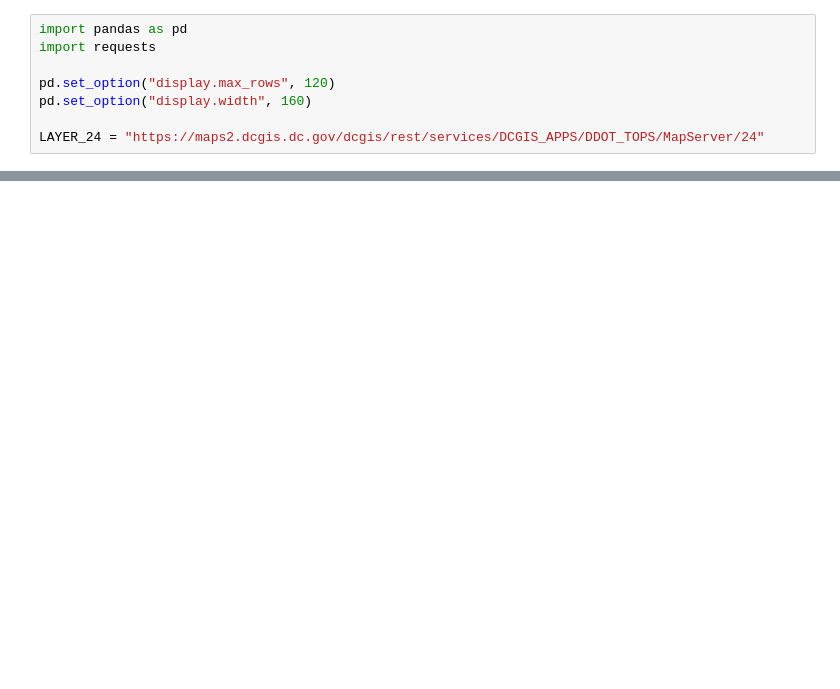
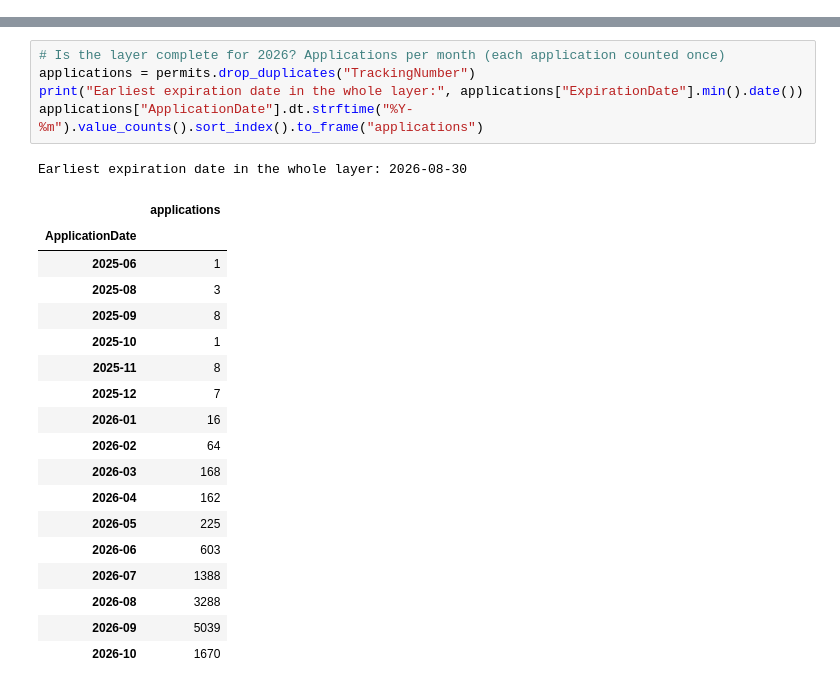
Before and after one commit to taj771/cs12-ddot-assessment, a Jupyter notebook: python_test/enrichment/step1_explore_layer24.ipynb, the cells around one changed output, grey strips where cells are left out. Saved outputs shown, nothing was run; the diff lists cells and outputs as text; blank space fills up the shorter version.

```diff
--- a/python_test/enrichment/step1_explore_layer24.ipynb
+++ b/python_test/enrichment/step1_explore_layer24.ipynb
@@ -14,8 +0,0 @@ Each section ends with what I decided and why.
-# %%
-import pandas as pd
-import requests
-
-pd.set_option("display.max_rows", 120)
-pd.set_option("display.width", 160)
-
-LAYER_24 = "https://maps2.dcgis.dc.gov/dcgis/rest/services/DCGIS_APPS/DDOT_TOPS/MapServer/24"
@@ -513,0 +142,25 @@ The download code in section 1 will be needed again: for the road segments (laye
+# %%
+# Is the layer complete for 2026? Applications per month (each application counted once)
+applications = permits.drop_duplicates("TrackingNumber")
+print("Earliest expiration date in the whole layer:", applications["ExpirationDate"].min().date())
+applications["ApplicationDate"].dt.strftime("%Y-%m").value_counts().sort_index().to_frame("applications")
+# %% [output]
+Earliest expiration date in the whole layer: 2026-08-30
+|  | applications |
+| ApplicationDate |  |
+| 2025-06 | 1 |
+| 2025-08 | 3 |
+| 2025-09 | 8 |
+| 2025-10 | 1 |
+| 2025-11 | 8 |
+| 2025-12 | 7 |
+| 2026-01 | 16 |
+| 2026-02 | 64 |
+| 2026-03 | 168 |
+| 2026-04 | 162 |
+| 2026-05 | 225 |
+| 2026-06 | 603 |
+| 2026-07 | 1388 |
+| 2026-08 | 3288 |
+| 2026-09 | 5039 |
+| 2026-10 | 1670 |
```
Also changed, not shown: parts of 58 cells of this notebook.
